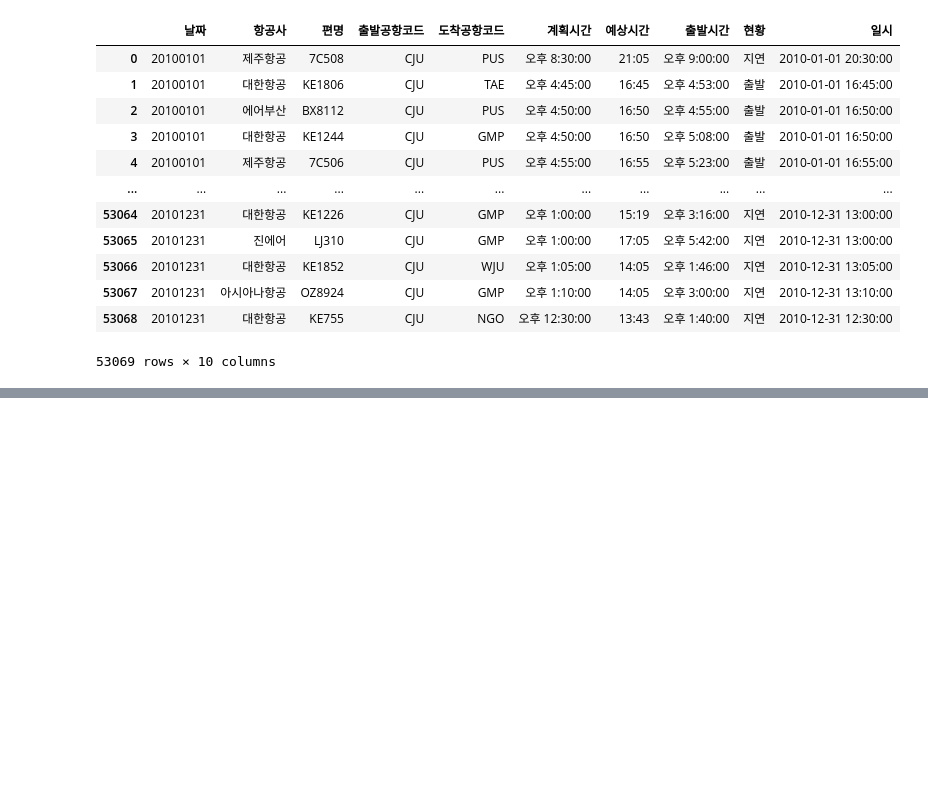
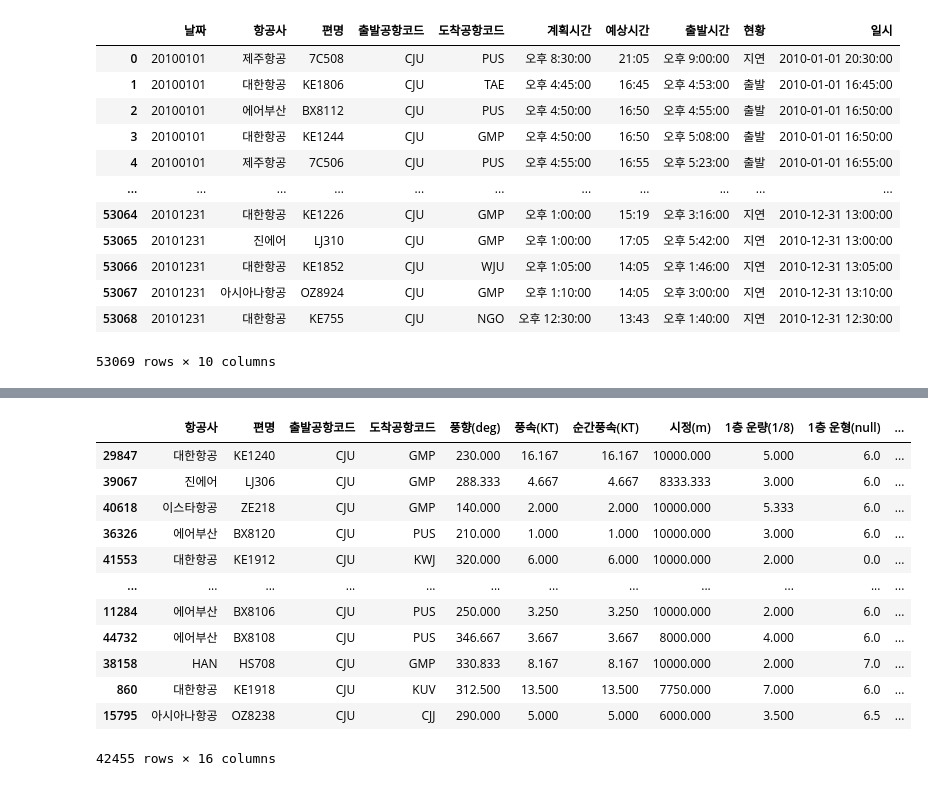
Before and after one commit to lmdss1294/project_2, a Jupyter notebook: Untitled33.ipynb, the cells around one changed output, grey strips where cells are left out. Saved outputs shown, nothing was run; the diff lists cells and outputs as text; code cells hidden in the pictures; blank space fills up the shorter version.

```diff
--- a/Untitled33.ipynb
+++ b/Untitled33.ipynb
@@ -217,0 +372,27 @@ df
+# %%
+from sklearn.ensemble import RandomForestClassifier
+from sklearn.model_selection import train_test_split
+
+# target 변수를 y로, 나머지 변수를 X로 지정합니다.
+target = '현황'
+X = data.drop(labels=target, axis=1)
+y = data[target]
+
+# 데이터를 train set과 test set으로 나누어줍니다.
+X_train, X_test, y_train, y_test = train_test_split(X, y, test_size=0.2, random_state=42)
+# %%
+X_train
+# %% [output]
+|  | 항공사 | 편명 | 출발공항코드 | 도착공항코드 | 풍향(deg) | 풍속(KT) | 순간풍속(KT) | 시정(m) | 1층 운량(1/8) | 1층 운형(null) | ... |
+| 29847 | 대한항공 | KE1240 | CJU | GMP | 230.000 | 16.167 | 16.167 | 10000.000 | 5.000 | 6.0 | ... |
+| 39067 | 진에어 | LJ306 | CJU | GMP | 288.333 | 4.667 | 4.667 | 8333.333 | 3.000 | 6.0 | ... |
+| 40618 | 이스타항공 | ZE218 | CJU | GMP | 140.000 | 2.000 | 2.000 | 10000.000 | 5.333 | 6.0 | ... |
+| 36326 | 에어부산 | BX8120 | CJU | PUS | 210.000 | 1.000 | 1.000 | 10000.000 | 3.000 | 6.0 | ... |
+| 41553 | 대한항공 | KE1912 | CJU | KWJ | 320.000 | 6.000 | 6.000 | 10000.000 | 2.000 | 0.0 | ... |
+| ... | ... | ... | ... | ... | ... | ... | ... | ... | ... | ... | ... |
+| 11284 | 에어부산 | BX8106 | CJU | PUS | 250.000 | 3.250 | 3.250 | 10000.000 | 2.000 | 6.0 | ... |
+| 44732 | 에어부산 | BX8108 | CJU | PUS | 346.667 | 3.667 | 3.667 | 8000.000 | 4.000 | 6.0 | ... |
+| 38158 | HAN | HS708 | CJU | GMP | 330.833 | 8.167 | 8.167 | 10000.000 | 2.000 | 7.0 | ... |
+| 860 | 대한항공 | KE1918 | CJU | KUV | 312.500 | 13.500 | 13.500 | 7750.000 | 7.000 | 6.0 | ... |
+| 15795 | 아시아나항공 | OZ8238 | CJU | CJJ | 290.000 | 5.000 | 5.000 | 6000.000 | 3.500 | 6.5 | ... |
+42455 rows × 16 columns
```
Also changed, not shown: parts of 19 cells of this notebook.
